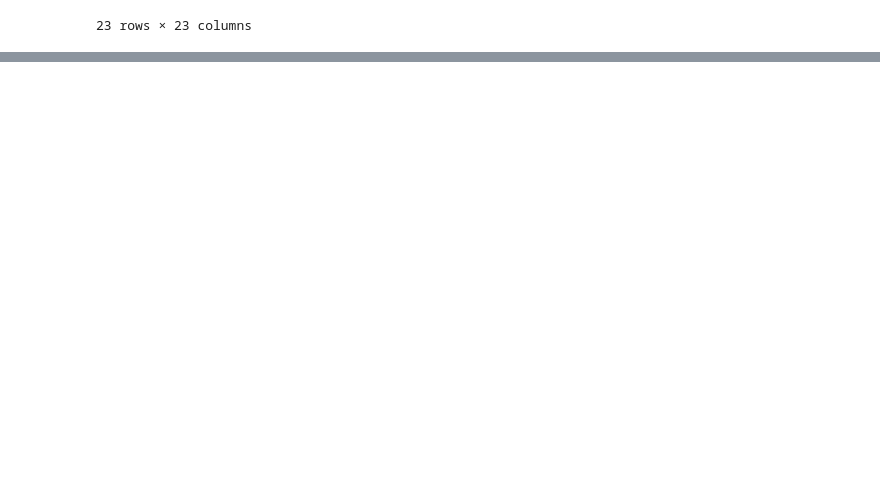
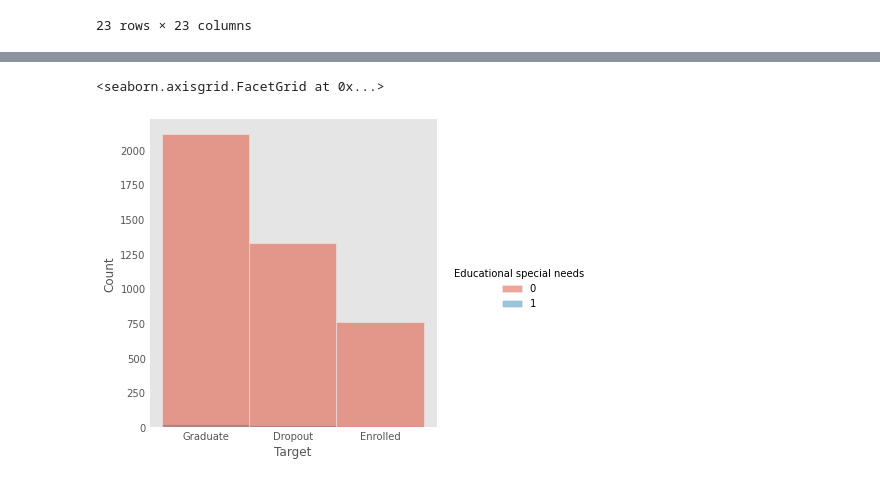
Before and after one commit to Zainking/INFOSYS722-BDAS, a Jupyter notebook: Spark DataFrame - BDAS.ipynb, the cells around one changed output, grey strips where cells are left out. Saved outputs shown, nothing was run; the diff lists cells and outputs as text; code cells hidden in the pictures; blank space fills up the shorter version.

```diff
--- a/Spark DataFrame - BDAS.ipynb
+++ b/Spark DataFrame - BDAS.ipynb
@@ -490,0 +534,6 @@ only showing top 20 rows
+# %%
+plt.style.use('_mpl-gallery-nogrid')
+sns.displot(data=df, x="Target", hue="Educational special needs")
+# %% [output]
+<seaborn.axisgrid.FacetGrid at 0x...>
+[figure, added]
```
Also changed, not shown: parts of 14 cells of this notebook.
